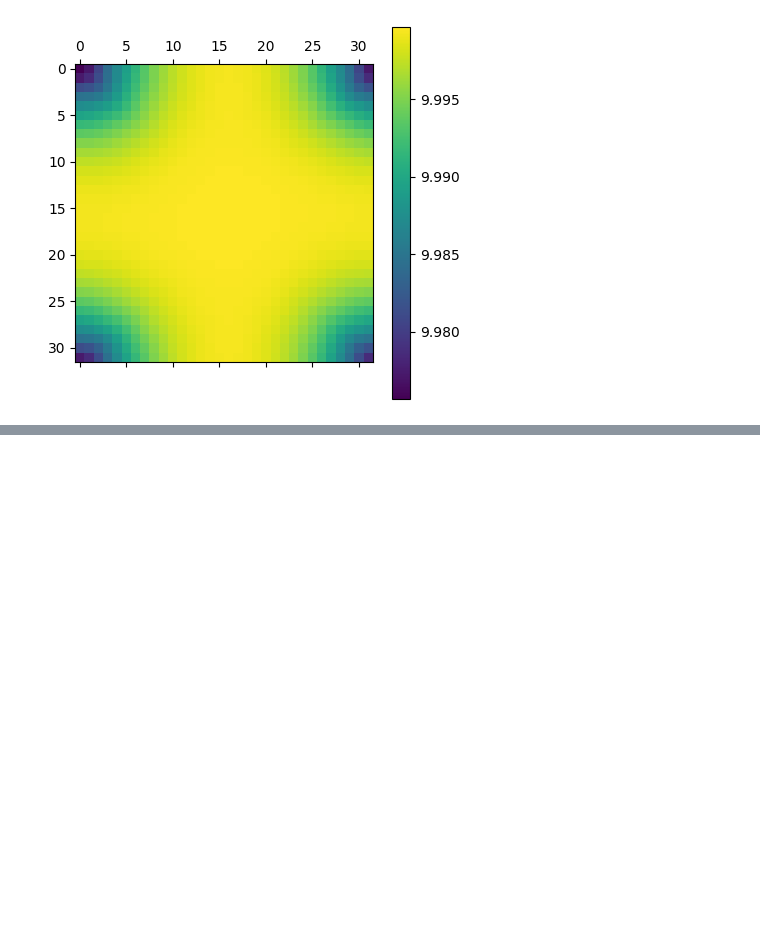
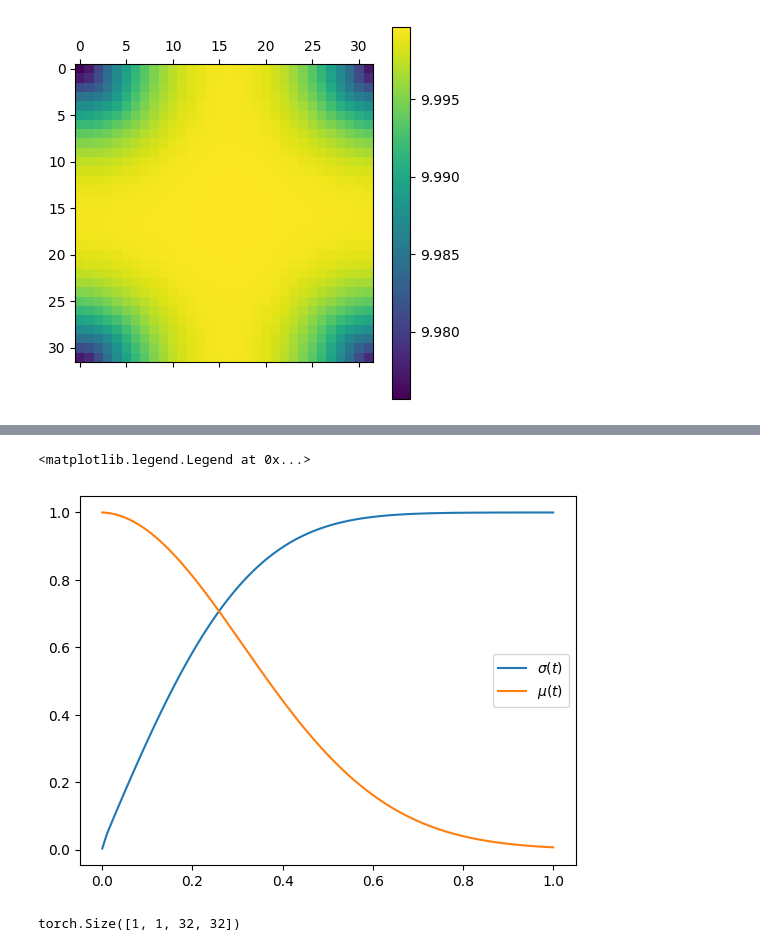
Before and after one commit to AlexandreAdam/DeblendingGalaxies, a Jupyter notebook: notebooks/correlated_gaussian_approx.ipynb, the cells around one changed output, grey strips where cells are left out. Drawn from its saved outputs; the diff is of its cells as text; code cells hidden in the pictures; blank space fills up the shorter version.

```diff
--- a/notebooks/correlated_gaussian_approx.ipynb
+++ b/notebooks/correlated_gaussian_approx.ipynb
@@ -755,0 +801,39 @@ plt.colorbar()
+# %%
+beta_min = 1e-1
+beta_max = 20
+T = 1
+epsilon = 1e-4
+
+def beta(t):
+    return beta_min + (beta_max - beta_min) * t
+
+def f(x, t): # VESDE, can be changed to VP at some point
+    return -0.5 * beta(t).view(-1, 1, 1, 1) * x
+
+def g(t): # VPSDE diffusion coefficient
+    return beta(t).view(-1, 1, 1, 1)**(1/2)
+
+def forward(x, t, dt):
+    dw = torch.randn_like(x) * np.sqrt(dt)
+    return x + f(x, t) * dt + g(t) * dw
+
+def backward(x, t, dt, score_fn):
+    dw = torch.randn_like(x) * np.sqrt(-dt)
+    return x + (f(x, t) - g(t)**2 * score_fn(x, t))*dt + g(t) * dw
+
+def sigma(t):
+    log_coeff = 0.5 * (beta_max - beta_min) * t ** 2 + beta_min * t
+    std = torch.sqrt(1. - torch.exp(-log_coeff))
+    return std.view(-1, 1, 1, 1)
+
+def mu(t):
+    log_coeff = 0.5* (beta_max - beta_min) * t ** 2  - beta_min * t
+    return torch.exp(-0.5*log_coeff).view(-1, 1, 1, 1)
+
+t = torch.linspace(epsilon, T,100)
+plt.plot(t, vp_sigma(t).squeeze(), label=r"$\sigma(t)$")
+plt.plot(t, vp_mu(t).squeeze(), label=r"$\mu(t)$")
+plt.legend()
+# %% [output]
+<matplotlib.legend.Legend at 0x...>
+[figure, added]
@@ -755,0 +857,15 @@ plt.colorbar()
+# %%
+x0 = torch.tensor(noise).view(1, 1, *noise.shape).float()[..., :observation_pixels, :observation_pixels]
+low_pass = 1e-2
+Lambda = torch.abs(torch.fft.fft2(kernel))**2 + low_pass
+Lambda_inv = 1/Lambda
+
+def score_fn(x, t):
+    x_prime = torch.fft.fft2(x - mu(t)*x0)
+    # Why does vp_sigma work better here? It should be vp_sigma^2, also, VE sigma is indeed the expected sigma(t)^2. Something is fishy
+    score_prime = x_prime * Lambda_inv / sigma(t)
+    score = -torch.fft.ifft2(score_prime.view(observation_pixels, observation_pixels)).real
+    return score
+x0.shape
+# %% [output]
+torch.Size([1, 1, 32, 32])
```
Also changed, not shown: parts of 33 cells of this notebook, 2 other files.
